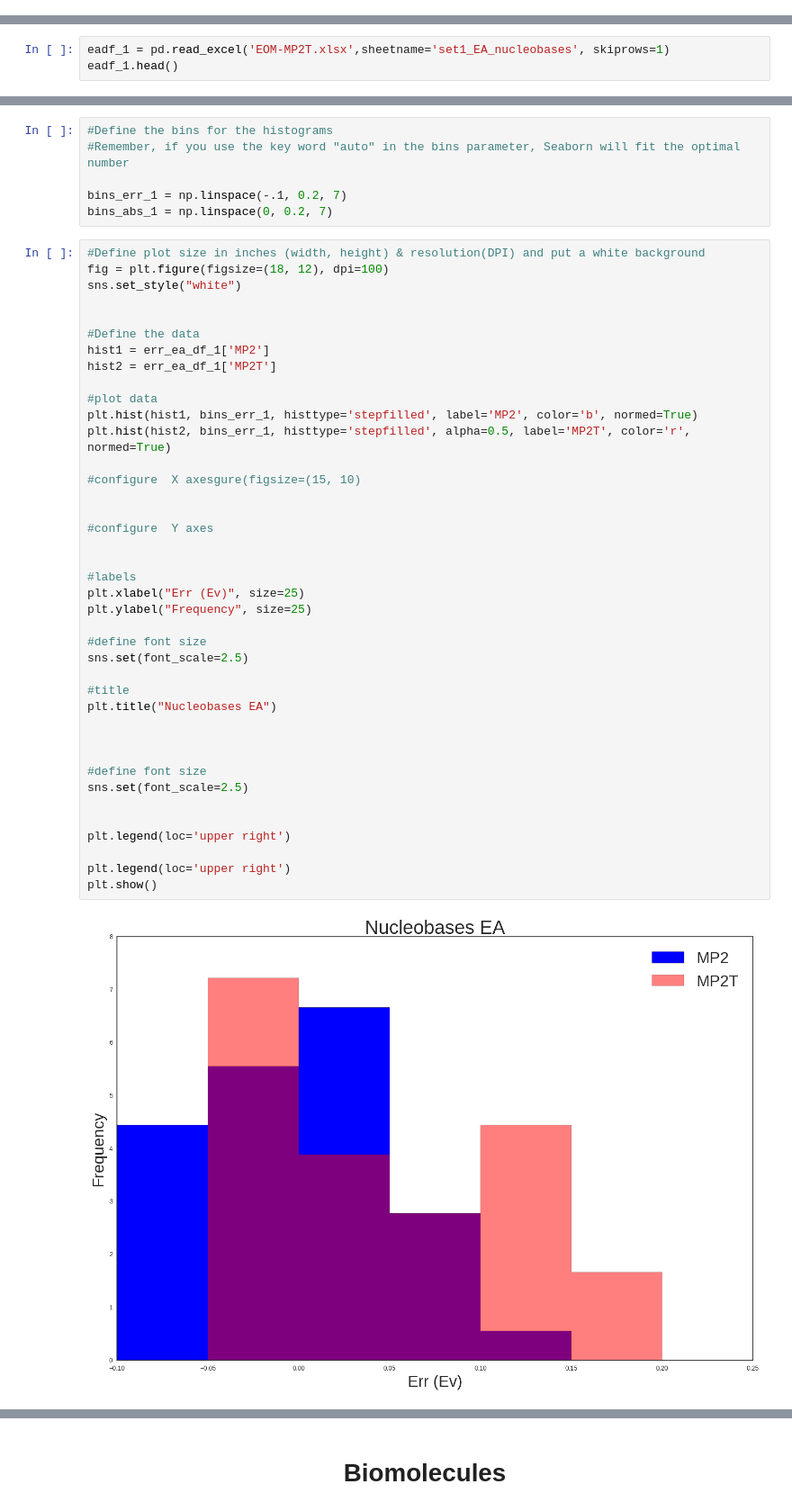
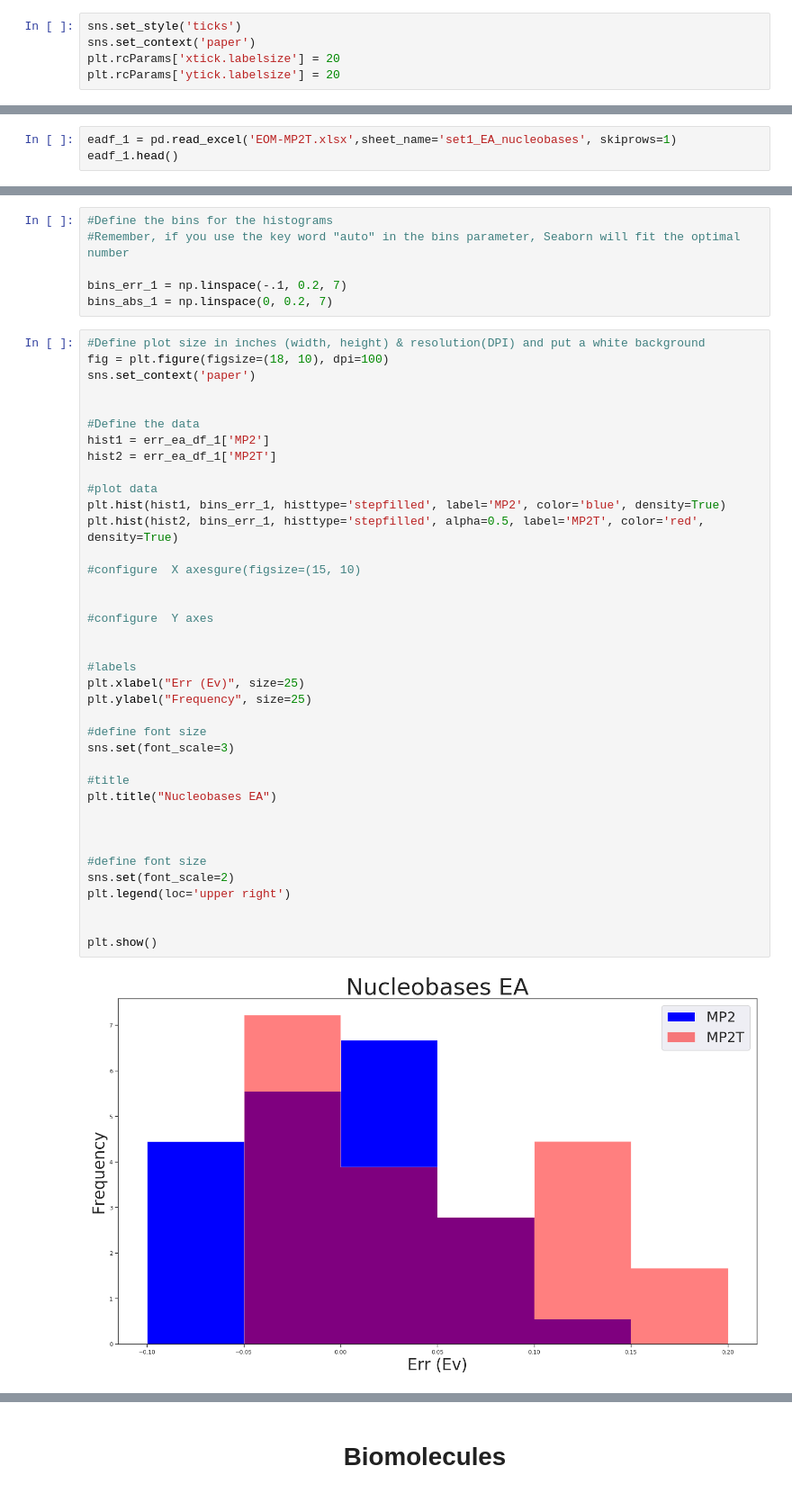
Before and after one commit to RigelAlgebar/MP2T, a Jupyter notebook: Data Analysis Notebooks/electron_attachment.ipynb, the cells around one changed output, grey strips where cells are left out. Shown at 90% size. Saved outputs shown, nothing was run; the diff lists cells and outputs as text.

Commit message:
Add files via upload
Remove deprecated code and updated figures.

```diff
--- a/Data Analysis Notebooks/electron_attachment.ipynb
+++ b/Data Analysis Notebooks/electron_attachment.ipynb
@@ -4,10 +4,15 @@ import numpy as np
 import pandas as pd
 import seaborn as sns
 %matplotlib inline
+# %%
+sns.set_style('ticks')
+sns.set_context('paper')
+plt.rcParams['xtick.labelsize'] = 20
+plt.rcParams['ytick.labelsize'] = 20
 # %% [markdown]
 <h1 align="center">Nucleobases</h1>
 # %%
-eadf_1 = pd.read_excel('EOM-MP2T.xlsx',sheetname='set1_EA_nucleobases', skiprows=1)
+eadf_1 = pd.read_excel('EOM-MP2T.xlsx',sheet_name='set1_EA_nucleobases', skiprows=1)
 eadf_1.head()
 # %% [output]
 |  | Unnamed: 0 | Unnamed: 1 | Unnamed: 2 | Unnamed: 3 | EOM-MP2 | EOM-MP2T | EOM-CCSD | EOM-MP2.1 | EOM-MP2T.1 | ... |
@@ -84,46 +89,44 @@ bins_err_1 = np.linspace(-.1, 0.2, 7)
 bins_abs_1 = np.linspace(0, 0.2, 7)
 # %%
 #Define plot size in inches (width, height) & resolution(DPI) and put a white background
-fig = plt.figure(figsize=(18, 12), dpi=100)
-sns.set_style("white")
+fig = plt.figure(figsize=(18, 10), dpi=100)
+sns.set_context('paper')
 
 
 #Define the data
 hist1 = err_ea_df_1['MP2']
 hist2 = err_ea_df_1['MP2T']
 
 #plot data
-plt.hist(hist1, bins_err_1, histtype='stepfilled', label='MP2', color='b', normed=True)
-plt.hist(hist2, bins_err_1, histtype='stepfilled', alpha=0.5, label='MP2T', color='r', normed=True)
+plt.hist(hist1, bins_err_1, histtype='stepfilled', label='MP2', color='blue', density=True)
+plt.hist(hist2, bins_err_1, histtype='stepfilled', alpha=0.5, label='MP2T', color='red', density=True)
 
 #configure  X axesgure(figsize=(15, 10)
 
 
 #configure  Y axes
 
 
 #labels
 plt.xlabel("Err (Ev)", size=25)
 plt.ylabel("Frequency", size=25)
 
 #define font size
-sns.set(font_scale=2.5)
+sns.set(font_scale=3)
 
 #title
 plt.title("Nucleobases EA")
 
 
 
 #define font size
-sns.set(font_scale=2.5)
+sns.set(font_scale=2)
+plt.legend(loc='upper right')
 
 
-plt.legend(loc='upper right')
-
-plt.legend(loc='upper right')
 plt.show()
 # %% [output]
-[figure, old version]
+[figure, new version]
 # %%
 #Define plot size in inches (width, height) & resolution(DPI) and put a white background
 fig = plt.figure(figsize=(18, 12), dpi=100)
```
Also changed, not shown: parts of 34 cells of this notebook, 1 other file.
